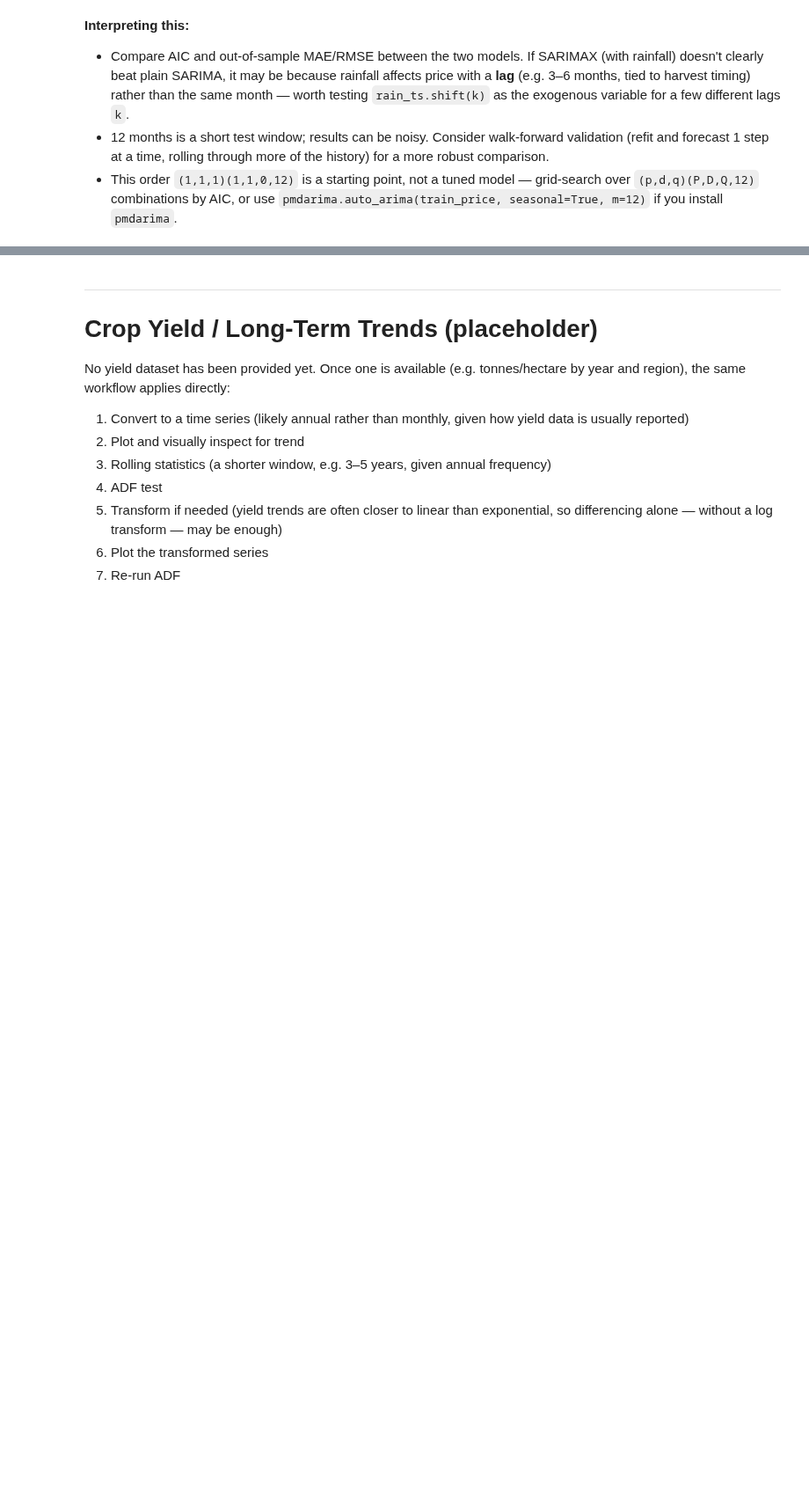
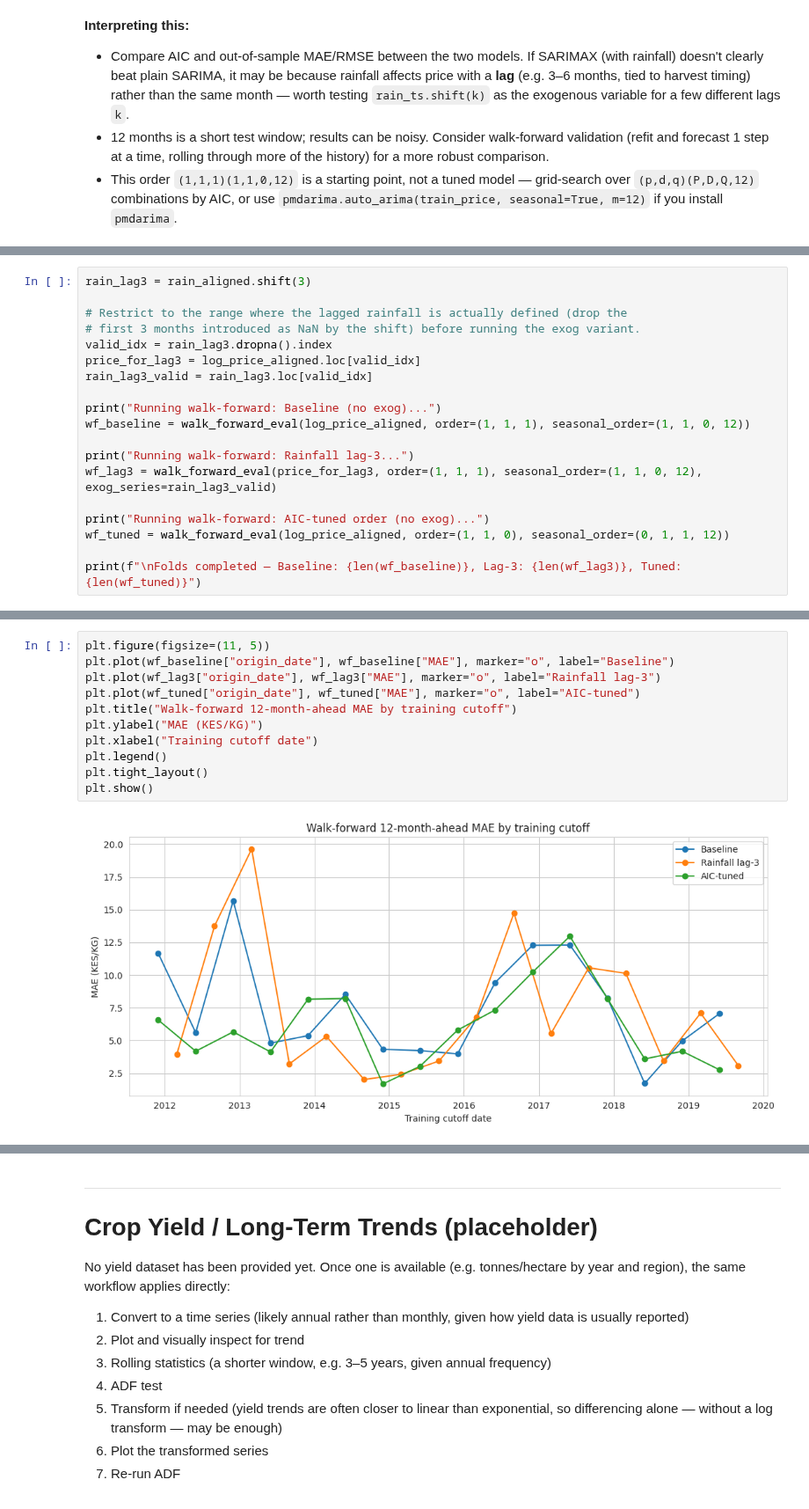
Before and after one commit to machange12/bei-smart, a Jupyter notebook: notebooks/eda/time_series_eda.ipynb, the cells around one changed output, grey strips where cells are left out. Shown at 88% size. Cells and saved outputs as stored; diff of their text form; blank space fills up the shorter version.

Commit message:
feat:add James time_series_eda notebook

```diff
--- a/notebooks/eda/time_series_eda.ipynb
+++ b/notebooks/eda/time_series_eda.ipynb
@@ -483,0 +737,19 @@ Evaluation on held-out 12 months (KES/KG scale):
+# %%
+rain_lag3 = rain_aligned.shift(3)
+
+# Restrict to the range where the lagged rainfall is actually defined (drop the
+# first 3 months introduced as NaN by the shift) before running the exog variant.
+valid_idx = rain_lag3.dropna().index
+price_for_lag3 = log_price_aligned.loc[valid_idx]
+rain_lag3_valid = rain_lag3.loc[valid_idx]
+
+print("Running walk-forward: Baseline (no exog)...")
+wf_baseline = walk_forward_eval(log_price_aligned, order=(1, 1, 1), seasonal_order=(1, 1, 0, 12))
+
+print("Running walk-forward: Rainfall lag-3...")
+wf_lag3 = walk_forward_eval(price_for_lag3, order=(1, 1, 1), seasonal_order=(1, 1, 0, 12), exog_series=rain_lag3_valid)
+
+print("Running walk-forward: AIC-tuned order (no exog)...")
+wf_tuned = walk_forward_eval(log_price_aligned, order=(1, 1, 0), seasonal_order=(0, 1, 1, 12))
+
+print(f"\nFolds completed — Baseline: {len(wf_baseline)}, Lag-3: {len(wf_lag3)}, Tuned: {len(wf_tuned)}")
@@ -483,0 +777,13 @@ Evaluation on held-out 12 months (KES/KG scale):
+# %%
+plt.figure(figsize=(11, 5))
+plt.plot(wf_baseline["origin_date"], wf_baseline["MAE"], marker="o", label="Baseline")
+plt.plot(wf_lag3["origin_date"], wf_lag3["MAE"], marker="o", label="Rainfall lag-3")
+plt.plot(wf_tuned["origin_date"], wf_tuned["MAE"], marker="o", label="AIC-tuned")
+plt.title("Walk-forward 12-month-ahead MAE by training cutoff")
+plt.ylabel("MAE (KES/KG)")
+plt.xlabel("Training cutoff date")
+plt.legend()
+plt.tight_layout()
+plt.show()
+# %% [output]
+[figure, added]
```
Also changed, not shown: parts of 32 cells of this notebook.
